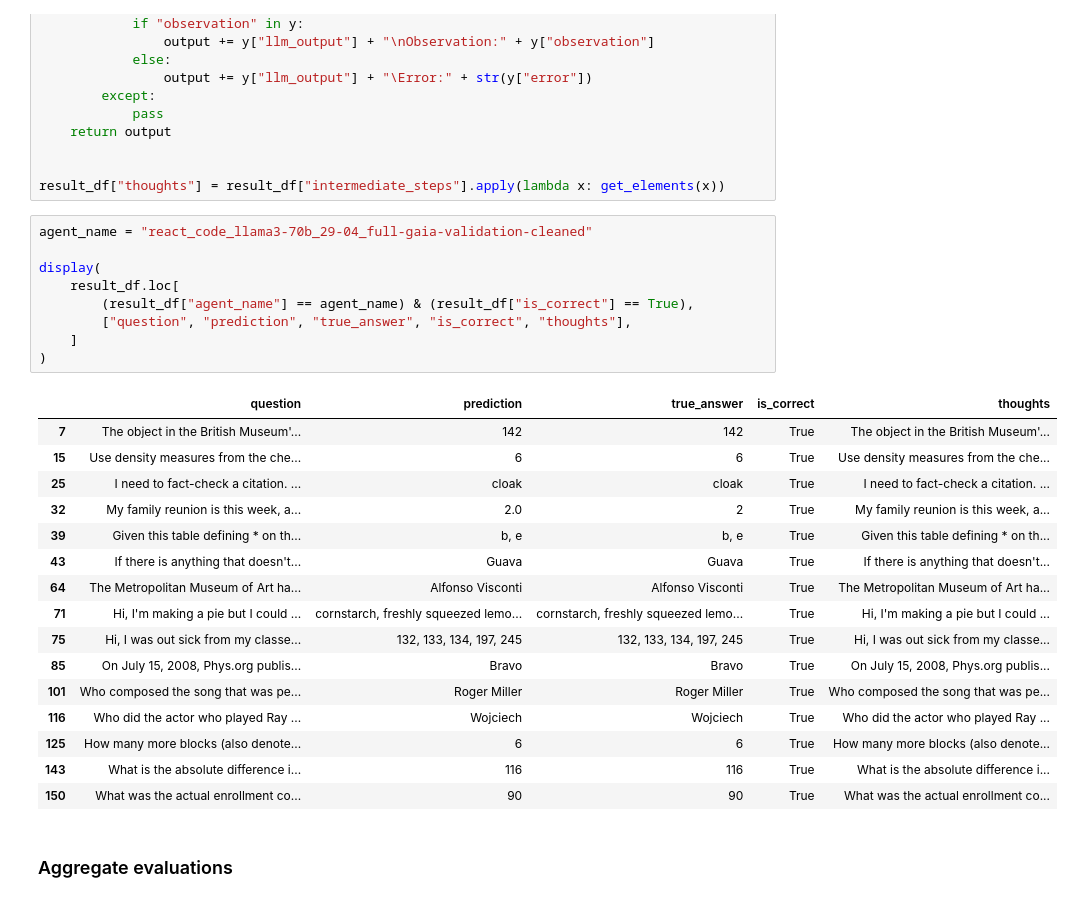
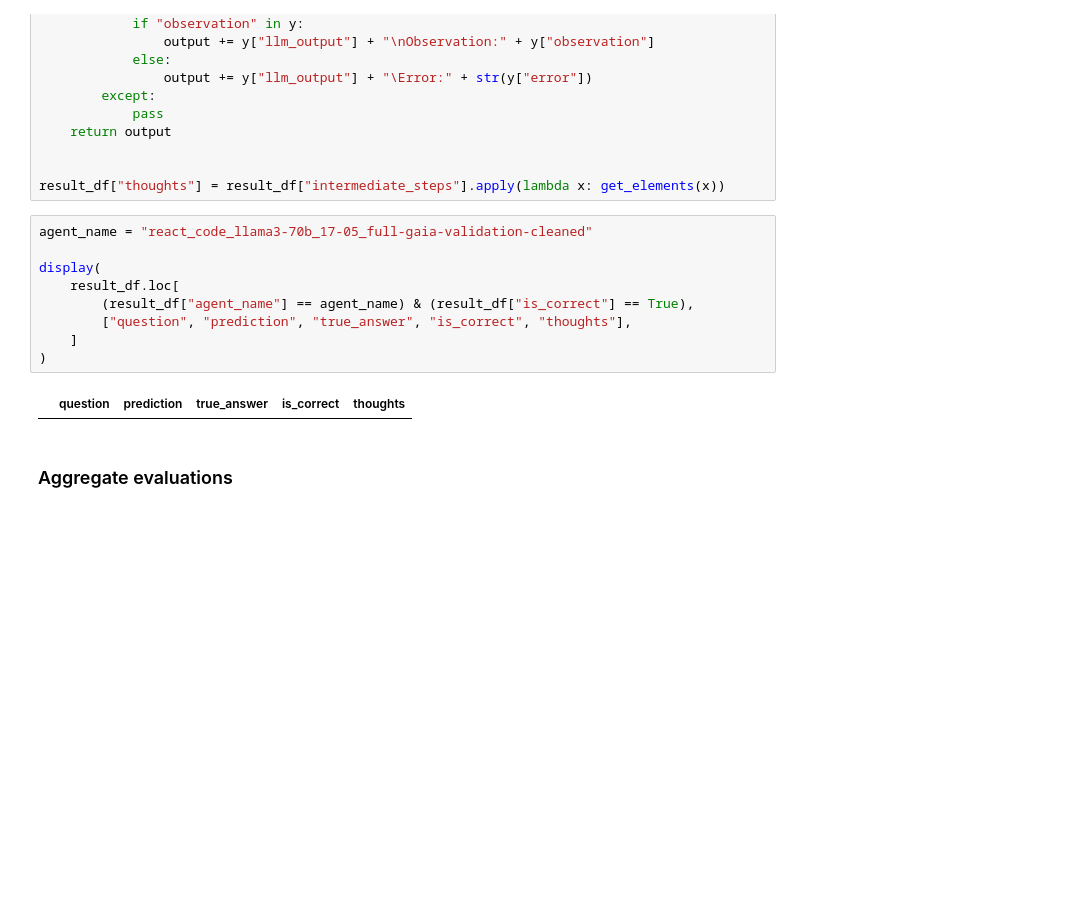
Before and after one commit to aymeric-roucher/agent_reasoning_benchmark, a Jupyter notebook: benchmark_gaia.ipynb, the cells around one changed output. Drawn from its saved outputs; the diff is of its cells as text; blank space fills up the shorter version.

Commit message:
Use medium instead of small agent benchmark

```diff
--- a/benchmark_gaia.ipynb
+++ b/benchmark_gaia.ipynb
@@ -486,31 +582,16 @@ def get_elements(x):
 
 result_df["thoughts"] = result_df["intermediate_steps"].apply(lambda x: get_elements(x))
 # %%
-agent_name = "react_code_llama3-70b_29-04_full-gaia-validation-cleaned"
+agent_name = "react_code_llama3-70b_17-05_full-gaia-validation-cleaned"
 
 display(
     result_df.loc[
         (result_df["agent_name"] == agent_name) & (result_df["is_correct"] == True),
         ["question", "prediction", "true_answer", "is_correct", "thoughts"],
     ]
 )
 # %% [output]
 |  | question | prediction | true_answer | is_correct | thoughts |
-| 7 | The object in the British Museum'... | 142 | 142 | True | The object in the British Museum'... |
-| 15 | Use density measures from the che... | 6 | 6 | True | Use density measures from the che... |
-| 25 | I need to fact-check a citation. ... | cloak | cloak | True | I need to fact-check a citation. ... |
-| 32 | My family reunion is this week, a... | 2.0 | 2 | True | My family reunion is this week, a... |
-| 39 | Given this table defining * on th... | b, e | b, e | True | Given this table defining * on th... |
-| 43 | If there is anything that doesn't... | Guava | Guava | True | If there is anything that doesn't... |
-| 64 | The Metropolitan Museum of Art ha... | Alfonso Visconti | Alfonso Visconti | True | The Metropolitan Museum of Art ha... |
-| 71 | Hi, I'm making a pie but I could ... | cornstarch, freshly squeezed lemo... | cornstarch, freshly squeezed lemo... | True | Hi, I'm making a pie but I could ... |
-| 75 | Hi, I was out sick from my classe... | 132, 133, 134, 197, 245 | 132, 133, 134, 197, 245 | True | Hi, I was out sick from my classe... |
-| 85 | On July 15, 2008, Phys.org publis... | Bravo | Bravo | True | On July 15, 2008, Phys.org publis... |
-| 101 | Who composed the song that was pe... | Roger Miller | Roger Miller | True | Who composed the song that was pe... |
-| 116 | Who did the actor who played Ray ... | Wojciech | Wojciech | True | Who did the actor who played Ray ... |
-| 125 | How many more blocks (also denote... | 6 | 6 | True | How many more blocks (also denote... |
-| 143 | What is the absolute difference i... | 116 | 116 | True | What is the absolute difference i... |
-| 150 | What was the actual enrollment co... | 90 | 90 | True | What was the actual enrollment co... |
 # %% [markdown]
 ### Aggregate evaluations
 # %%
```
Also changed, not shown: parts of 8 cells of this notebook, 4 other files.
